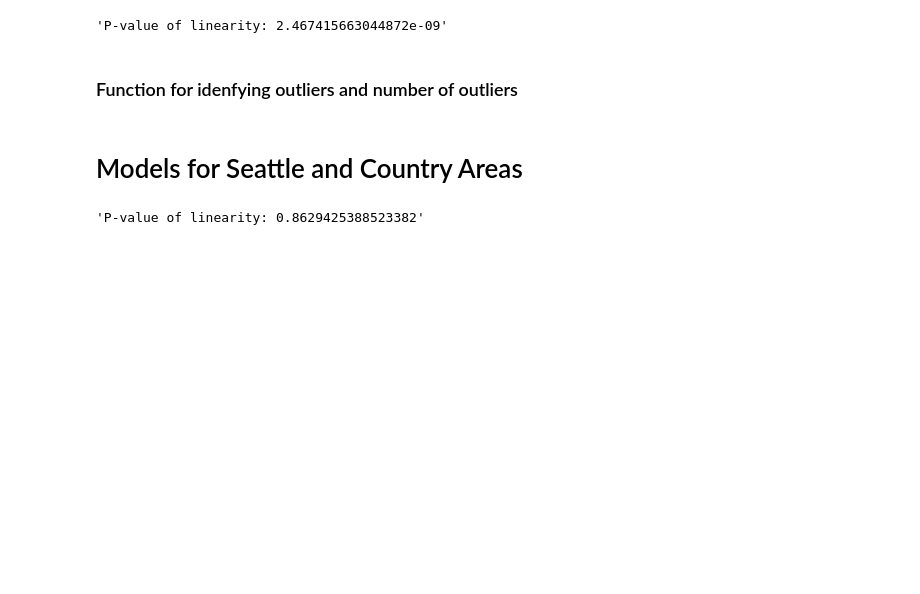
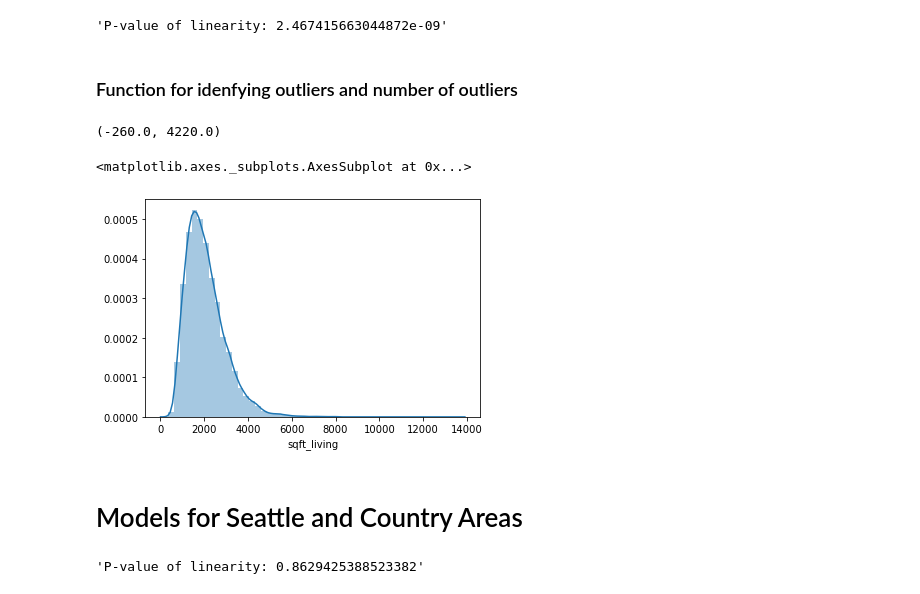
Before and after one commit to kjkahalley/King-County-housing-analysis, a Jupyter notebook: notebooks/exploratory/killian/main_notebook.ipynb, the cells around one changed output. Drawn from its saved outputs; the diff is of its cells as text; code cells hidden in the pictures; blank space fills up the shorter version.

```diff
--- a/notebooks/exploratory/killian/main_notebook.ipynb
+++ b/notebooks/exploratory/killian/main_notebook.ipynb
@@ -178,6 +178,15 @@ def outlier_count(column):
     high_o = (df[column] > outliers(column)[1]).sum()
     low_o = (df[column] < outliers(column)[0]).sum()
     return high_o, low_o
+# %%
+outliers(df_seattle, 'sqft_living')
+# %% [output]
+(-260.0, 4220.0)
+# %%
+sns.distplot(df_seattle['sqft_living'])
+# %% [output]
+<matplotlib.axes._subplots.AxesSubplot at 0x...>
+[figure, added]
 # %% [markdown]
 # Models for Seattle and Country Areas
 # %%
```
